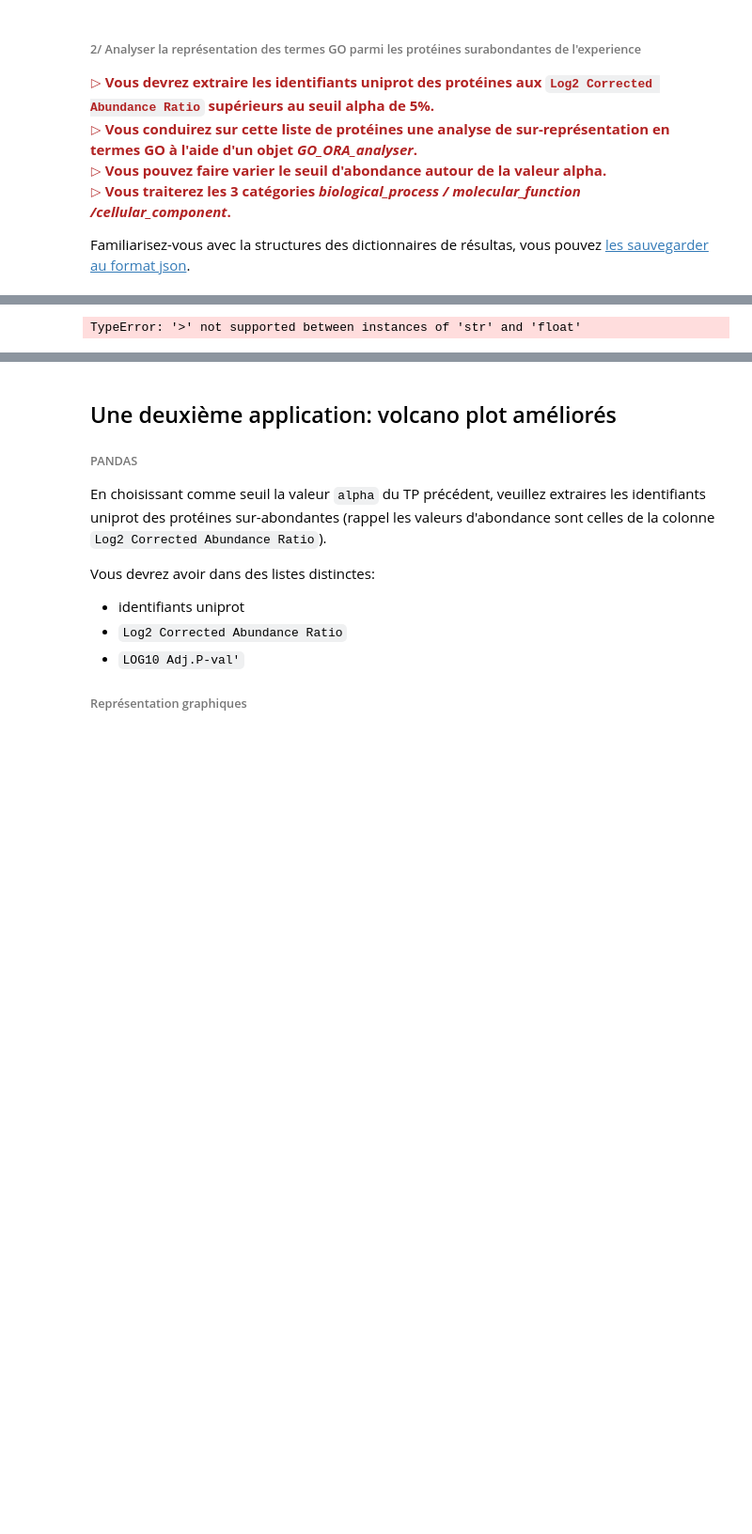
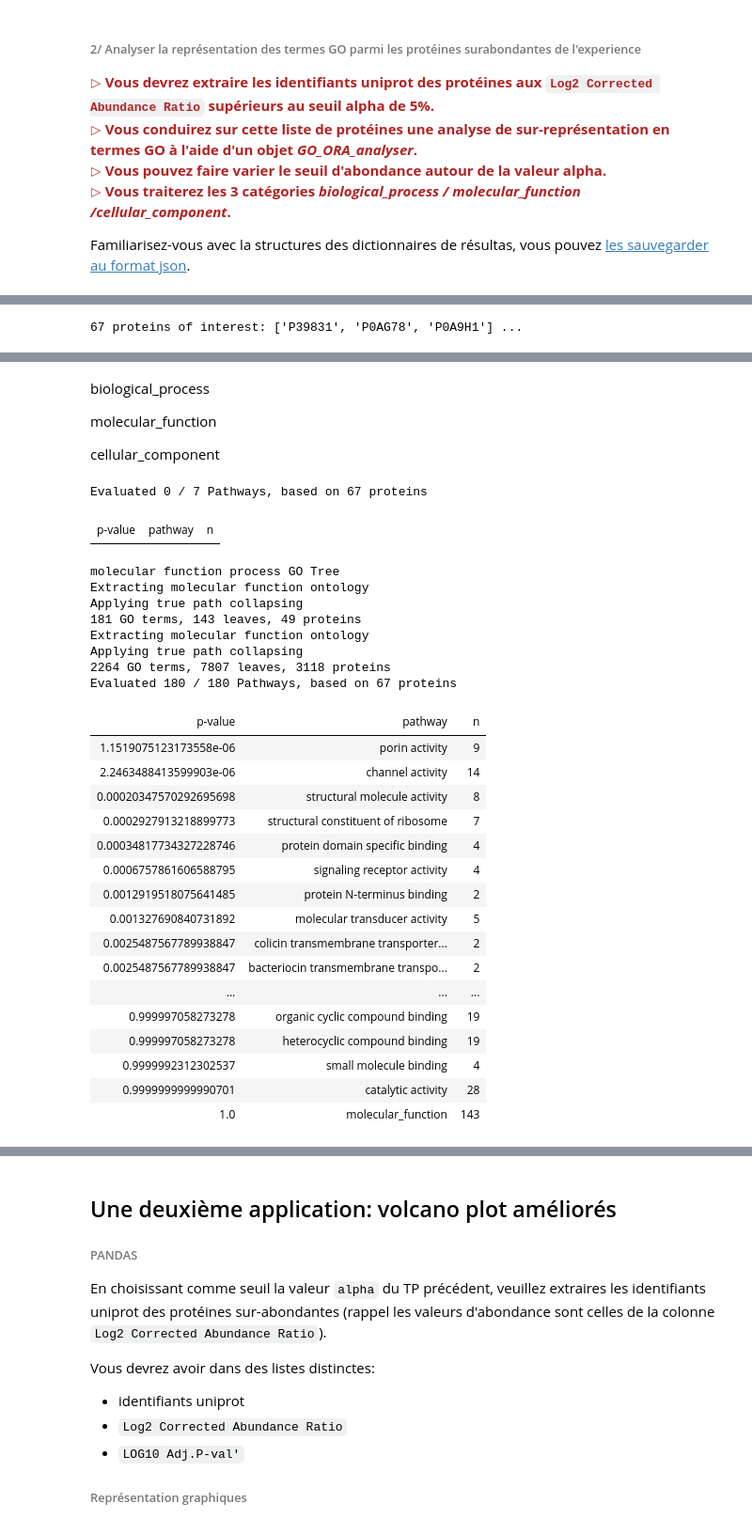
Before and after one commit to gnoiret/VDB_jupyter, a Jupyter notebook: exercices/TP2.ipynb, the cells around one changed output, grey strips where cells are left out. Shown at 94% size. Drawn from its saved outputs; the diff is of its cells as text; code cells hidden in the pictures; blank space fills up the shorter version.

```diff
--- a/exercices/TP2.ipynb
+++ b/exercices/TP2.ipynb
@@ -248,9 +307,10 @@ datatcl.head(1)
 # %%
 df = datatcl[['Accession', 'Log2 Corrected Abundance Ratio', 'LOG10 Adj.P-val']]
-print(df.loc['Log2 Corrected Abundance Ratio'>0.05])
-# df.astype
+interest = df.loc[df['Log2 Corrected Abundance Ratio']>x_seuil]
+acc_interest = [acc for acc in interest['Accession'].to_list()]
+print(len(acc_interest), 'proteins of interest:', acc_interest[:3], '...')
 # %% [output]
-TypeError: '>' not supported between instances of 'str' and 'float'
+67 proteins of interest: ['P39831', 'P0AG78', 'P0A9H1'] ...
 # %% [markdown]
 ## Une première application: représentation riche du résultat de l'analyse
 
@@ -289,3 +349,61 @@ Pour cela, afficher le nom du pathway dans une balise hyperlien pour permettre d
 
 Les termes GO sont accessibles aux URL de la forme
 `http://amigo.geneontology.org/amigo/term/GO:GO_NUMBER`.
+# %%
+class Rich_GO_ORA():
+    def __init__(self, go_list):
+        self.go_list = go_list
+    def _repr_html_(self):
+        htmlString = "<table><thead><tr><td>p-value</td><td>pathway</td><td>n</td></tr></thead>"
+        htmlString += f"<tbody>"
+        for i in range(len(self.go_list)):
+            htmlString += f"<tr><td>{self.go_list[i][0]}</td><td>{self.go_list[i][1]}</td><td>{len(self.go_list[i][3])}</td></tr>"
+        htmlString += f"</tbody></table>"
+        return htmlString
+# %% [markdown]
+biological_process
+
+molecular_function
+
+cellular_component
+# %%
+goTerm_scores_bp = o.biological_process(acc_interest)
+#print(acc_interest)
+#print(goTerm_scores_bp)
+rich_bp = Rich_GO_ORA(goTerm_scores_bp)
+rich_bp
+# %% [output]
+Evaluated 0 / 7 Pathways, based on 67 proteins
+| p-value | pathway | n |
+# %%
+goTerm_scores_mf = o.molecular_function(acc_interest)
+#print(acc_interest)
+#print(goTerm_scores_mf)
+rich_mf = Rich_GO_ORA(goTerm_scores_mf)
+rich_mf
+# %% [output]
+molecular function process GO Tree
+Extracting molecular function ontology
+Applying true path collapsing
+181 GO terms, 143 leaves, 49 proteins
+Extracting molecular function ontology
+Applying true path collapsing
+2264 GO terms, 7807 leaves, 3118 proteins
+Evaluated 180 / 180 Pathways, based on 67 proteins
+| p-value | pathway | n |
+| 1.1519075123173558e-06 | porin activity | 9 |
+| 2.2463488413599903e-06 | channel activity | 14 |
+| 0.00020347570292695698 | structural molecule activity | 8 |
+| 0.0002927913218899773 | structural constituent of ribosome | 7 |
+| 0.00034817734327228746 | protein domain specific binding | 4 |
+| 0.0006757861606588795 | signaling receptor activity | 4 |
+| 0.0012919518075641485 | protein N-terminus binding | 2 |
+| 0.001327690840731892 | molecular transducer activity | 5 |
+| 0.0025487567789938847 | colicin transmembrane transporter... | 2 |
+| 0.0025487567789938847 | bacteriocin transmembrane transpo... | 2 |
+| ... | ... | ... |
+| 0.999997058273278 | organic cyclic compound binding | 19 |
+| 0.999997058273278 | heterocyclic compound binding | 19 |
+| 0.9999992312302537 | small molecule binding | 4 |
+| 0.9999999999990701 | catalytic activity | 28 |
+| 1.0 | molecular_function | 143 |
```
Also changed, not shown: parts of 17 cells of this notebook.
